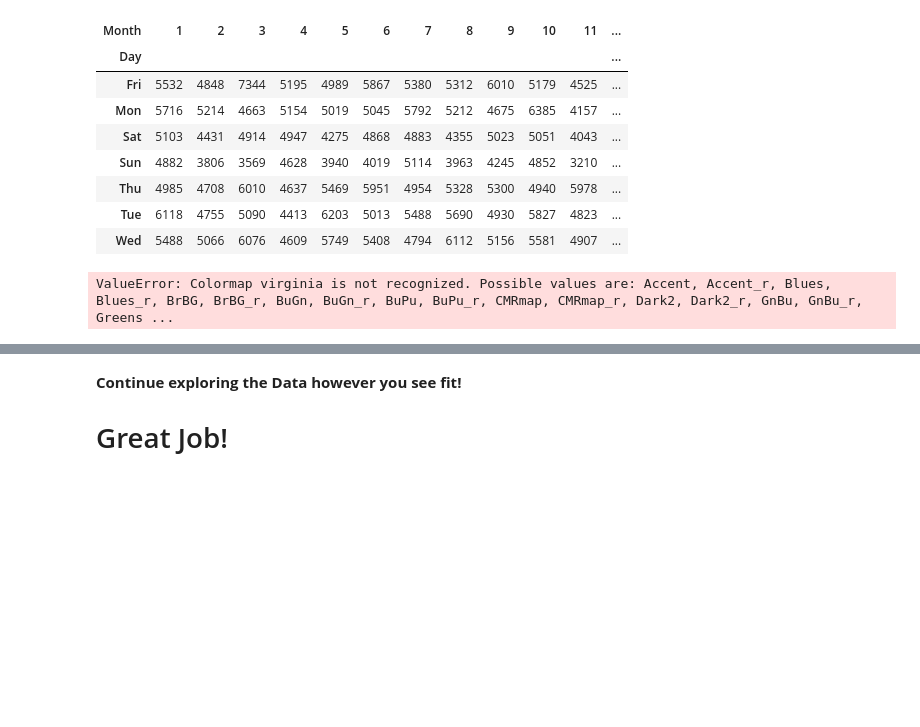
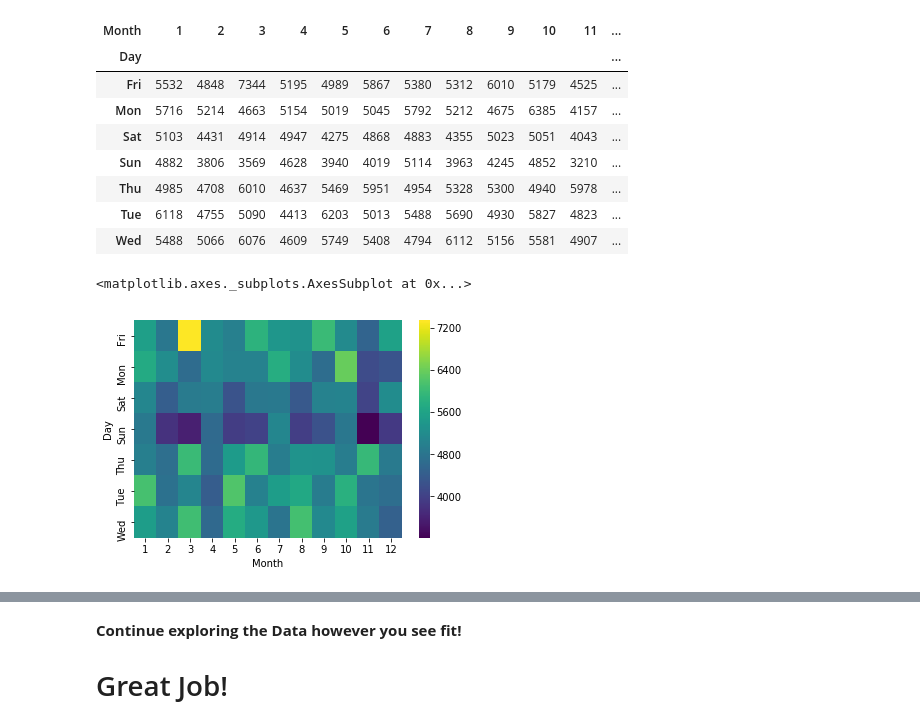
Before and after one commit to meghamodi/Pandas_practice_911, a Jupyter notebook: 911_Calls_Data_Capstone_Project.ipynb, the cells around one changed output, grey strips where cells are left out. Drawn from its saved outputs; the diff is of its cells as text; code cells hidden in the pictures; blank space fills up the shorter version.

```diff
--- a/911_Calls_Data_Capstone_Project.ipynb
+++ b/911_Calls_Data_Capstone_Project.ipynb
@@ -324,6 +324,7 @@ daymonth
 | Tue | 6118 | 4755 | 5090 | 4413 | 6203 | 5013 | 5488 | 5690 | 4930 | 5827 | 4823 | ... |
 | Wed | 5488 | 5066 | 6076 | 4609 | 5749 | 5408 | 4794 | 6112 | 5156 | 5581 | 4907 | ... |
 # %%
-sns.heatmap(daymonth,cmap='virginia')
+sns.heatmap(daymonth,cmap='viridis')
 # %% [output]
-ValueError: Colormap virginia is not recognized. Possible values are: Accent, Accent_r, Blues, Blues_r, BrBG, BrBG_r, BuGn, BuGn_r, BuPu, BuPu_r, CMRmap, CMRmap_r, Dark2, Dark2_r, GnBu, GnBu_r, Greens ...
+<matplotlib.axes._subplots.AxesSubplot at 0x...>
+[figure, added]
```
Also changed, not shown: parts of 1 cell of this notebook.
